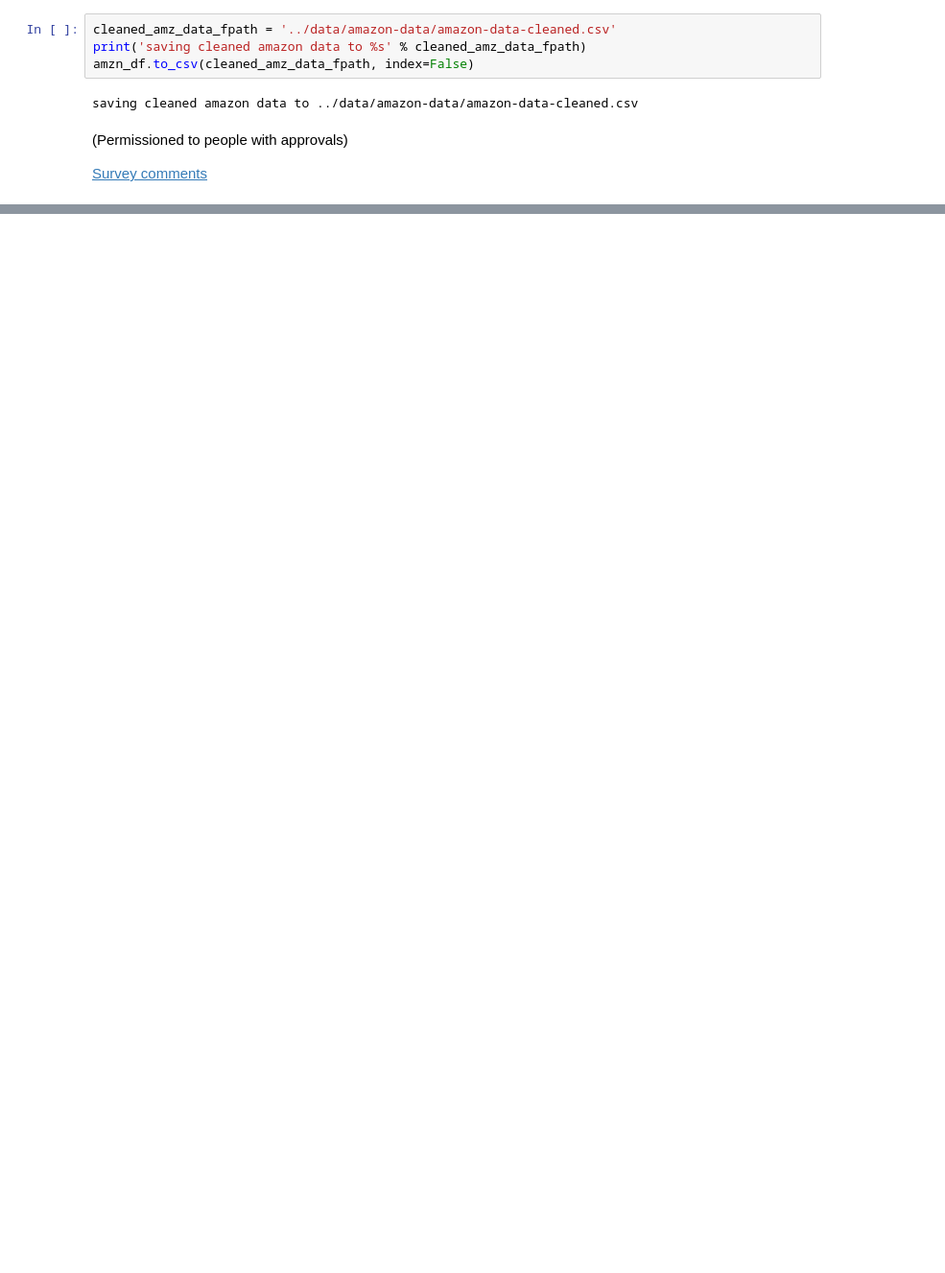
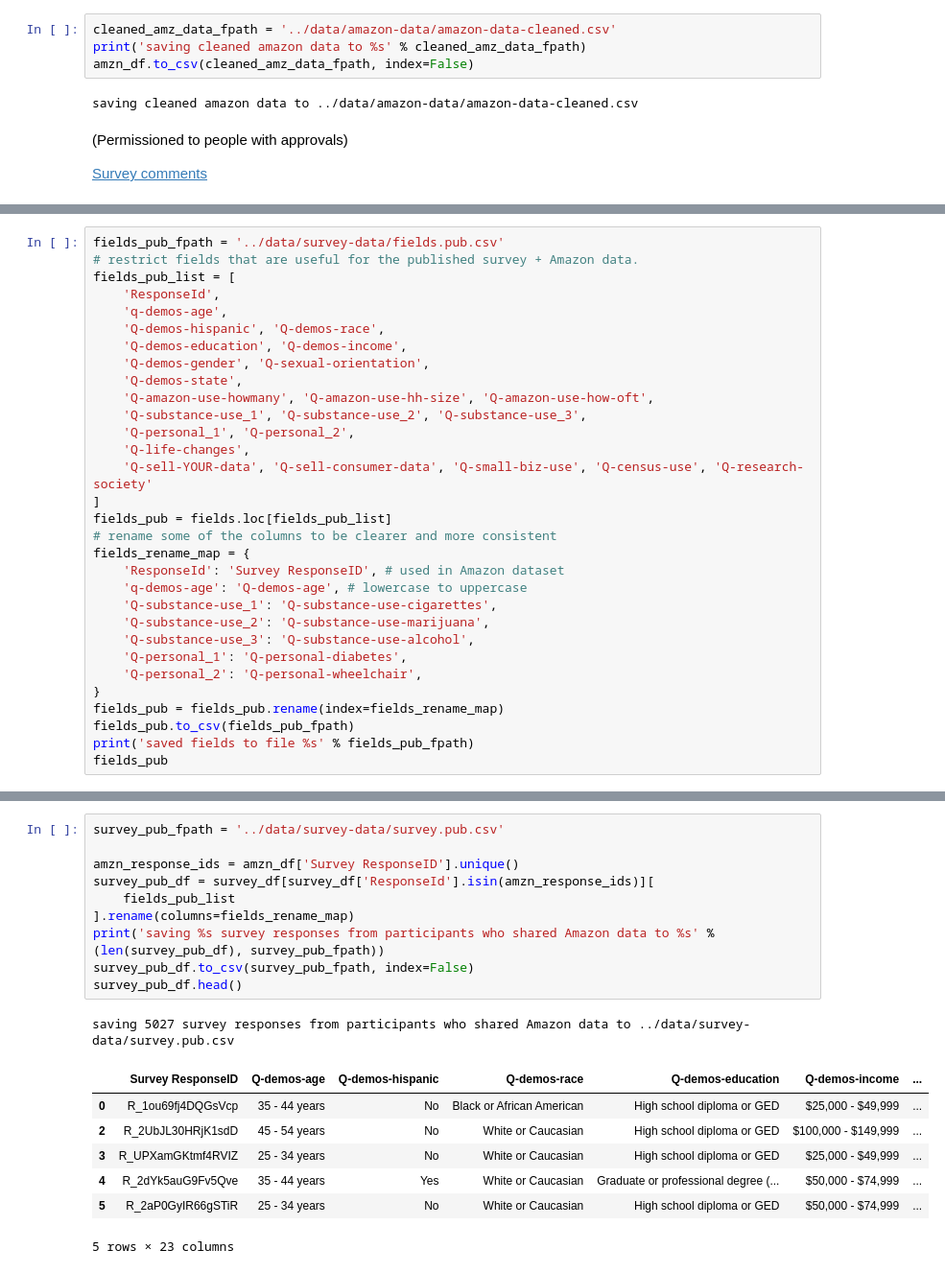
Before and after one commit to aberke/amazon-study, a Jupyter notebook: data-analysis/preprocessing.ipynb, the cells around one changed output, grey strips where cells are left out. Shown at 96% size. Saved outputs shown, nothing was run; the diff lists cells and outputs as text; blank space fills up the shorter version.

Commit message:
updated preprocessing to also publish survey and fields data restricted to information relevant to users of the amazon purchases dataset

```diff
--- a/data-analysis/preprocessing.ipynb
+++ b/data-analysis/preprocessing.ipynb
@@ -799,0 +812,31 @@ saving cleaned amazon data to ../data/amazon-data/amazon-data-cleaned.csv
+# %%
+fields_pub_fpath = '../data/survey-data/fields.pub.csv'
+# restrict fields that are useful for the published survey + Amazon data.
+fields_pub_list = [
+    'ResponseId',
+    'q-demos-age',
+    'Q-demos-hispanic', 'Q-demos-race',
+    'Q-demos-education', 'Q-demos-income',
+    'Q-demos-gender', 'Q-sexual-orientation',
+    'Q-demos-state',
+    'Q-amazon-use-howmany', 'Q-amazon-use-hh-size', 'Q-amazon-use-how-oft',
+    'Q-substance-use_1', 'Q-substance-use_2', 'Q-substance-use_3',
+    'Q-personal_1', 'Q-personal_2',
+    'Q-life-changes',
+    'Q-sell-YOUR-data', 'Q-sell-consumer-data', 'Q-small-biz-use', 'Q-census-use', 'Q-research-society'
+]
+fields_pub = fields.loc[fields_pub_list]
+# rename some of the columns to be clearer and more consistent
+fields_rename_map = {
+    'ResponseId': 'Survey ResponseID', # used in Amazon dataset
+    'q-demos-age': 'Q-demos-age', # lowercase to uppercase
+    'Q-substance-use_1': 'Q-substance-use-cigarettes',
+    'Q-substance-use_2': 'Q-substance-use-marijuana',
+    'Q-substance-use_3': 'Q-substance-use-alcohol',
+    'Q-personal_1': 'Q-personal-diabetes',
+    'Q-personal_2': 'Q-personal-wheelchair',
+}
+fields_pub = fields_pub.rename(index=fields_rename_map)
+fields_pub.to_csv(fields_pub_fpath)
+print('saved fields to file %s' % fields_pub_fpath)
+fields_pub
@@ -799,0 +868,19 @@ saving cleaned amazon data to ../data/amazon-data/amazon-data-cleaned.csv
+# %%
+survey_pub_fpath = '../data/survey-data/survey.pub.csv'
+
+amzn_response_ids = amzn_df['Survey ResponseID'].unique()
+survey_pub_df = survey_df[survey_df['ResponseId'].isin(amzn_response_ids)][
+    fields_pub_list
+].rename(columns=fields_rename_map)
+print('saving %s survey responses from participants who shared Amazon data to %s' % (len(survey_pub_df), survey_pub_fpath))
+survey_pub_df.to_csv(survey_pub_fpath, index=False)
+survey_pub_df.head()
+# %% [output]
+saving 5027 survey responses from participants who shared Amazon data to ../data/survey-data/survey.pub.csv
+|  | Survey ResponseID | Q-demos-age | Q-demos-hispanic | Q-demos-race | Q-demos-education | Q-demos-income | ... |
+| 0 | R_1ou69fj4DQGsVcp | 35 - 44 years | No | Black or African American | High school diploma or GED | $25,000 - $49,999 | ... |
+| 2 | R_2UbJL30HRjK1sdD | 45 - 54 years | No | White or Caucasian | High school diploma or GED | $100,000 - $149,999 | ... |
+| 3 | R_UPXamGKtmf4RVIZ | 25 - 34 years | No | White or Caucasian | High school diploma or GED | $25,000 - $49,999 | ... |
+| 4 | R_2dYk5auG9Fv5Qve | 35 - 44 years | Yes | White or Caucasian | Graduate or professional degree (... | $50,000 - $74,999 | ... |
+| 5 | R_2aP0GyIR66gSTiR | 25 - 34 years | No | White or Caucasian | High school diploma or GED | $50,000 - $74,999 | ... |
+5 rows × 23 columns
```
Also changed, not shown: parts of 9 cells of this notebook, 3 other files.
